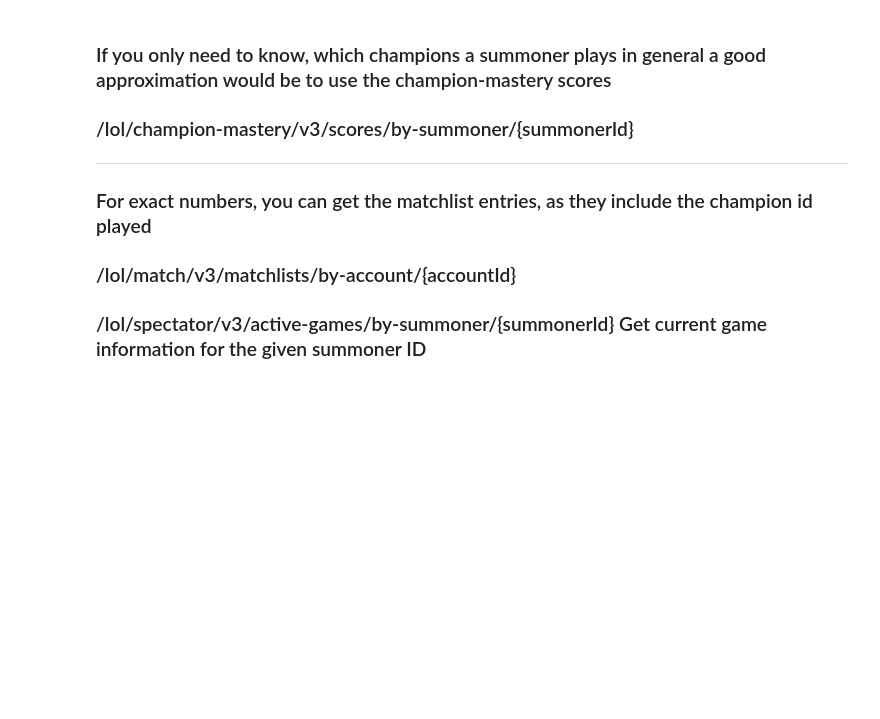
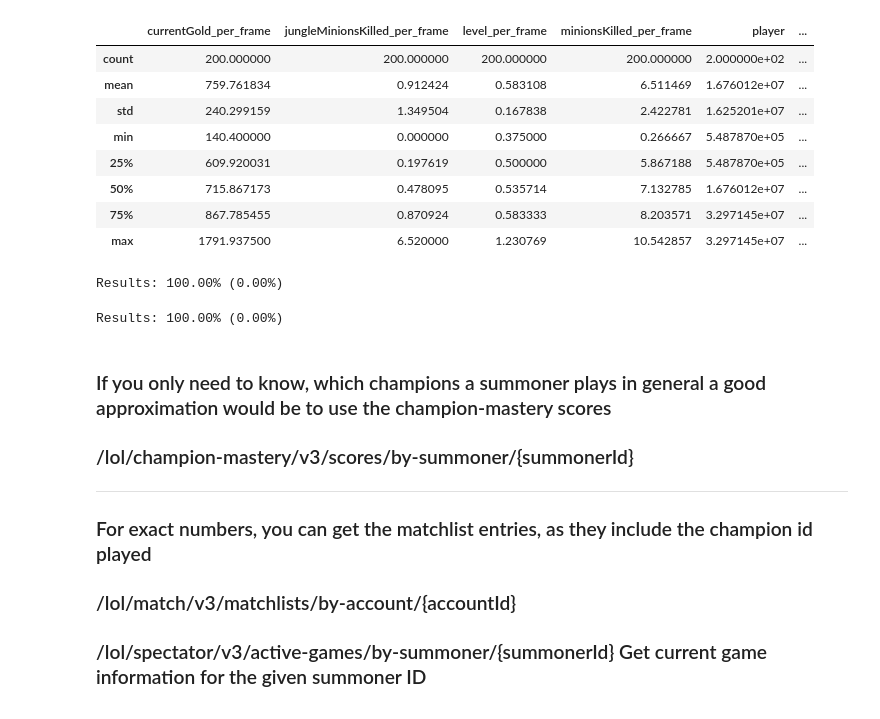
Before and after one commit to DevBrandon/Smurf-Finder, a Jupyter notebook: Smurf_Finder.ipynb, the cells around one changed output. Drawn from its saved outputs; the diff is of its cells as text; code cells hidden in the pictures; blank space fills up the shorter version.

```diff
--- a/Smurf_Finder.ipynb
+++ b/Smurf_Finder.ipynb
@@ -121,0 +229,13 @@ for i in list:
+# %%
+df = data.append(data2, ignore_index=True)
+df.describe()
+# %% [output]
+|  | currentGold_per_frame | jungleMinionsKilled_per_frame | level_per_frame | minionsKilled_per_frame | player | ... |
+| count | 200.000000 | 200.000000 | 200.000000 | 200.000000 | 2.000000e+02 | ... |
+| mean | 759.761834 | 0.912424 | 0.583108 | 6.511469 | 1.676012e+07 | ... |
+| std | 240.299159 | 1.349504 | 0.167838 | 2.422781 | 1.625201e+07 | ... |
+| min | 140.400000 | 0.000000 | 0.375000 | 0.266667 | 5.487870e+05 | ... |
+| 25% | 609.920031 | 0.197619 | 0.500000 | 5.867188 | 5.487870e+05 | ... |
+| 50% | 715.867173 | 0.478095 | 0.535714 | 7.132785 | 1.676012e+07 | ... |
+| 75% | 867.785455 | 0.870924 | 0.583333 | 8.203571 | 3.297145e+07 | ... |
+| max | 1791.937500 | 6.520000 | 1.230769 | 10.542857 | 3.297145e+07 | ... |
@@ -122,3 +281,13 @@ for i in list:
+# %%
+data = collapse_into_df(list_of_matches, player['accountId'])
+cross_validate(data)
+# %% [output]
+Results: 100.00% (0.00%)
+# %%
+data2 = collapse_into_df(list_of_matches2, player2['accountId'])
+cross_validate(data2)
+# %% [output]
+Results: 100.00% (0.00%)
 # %% [markdown]
 ### If you only need to know, which champions a summoner plays in general a good approximation would be to use the champion-mastery scores
 
```
Also changed, not shown: parts of 19 cells of this notebook.
